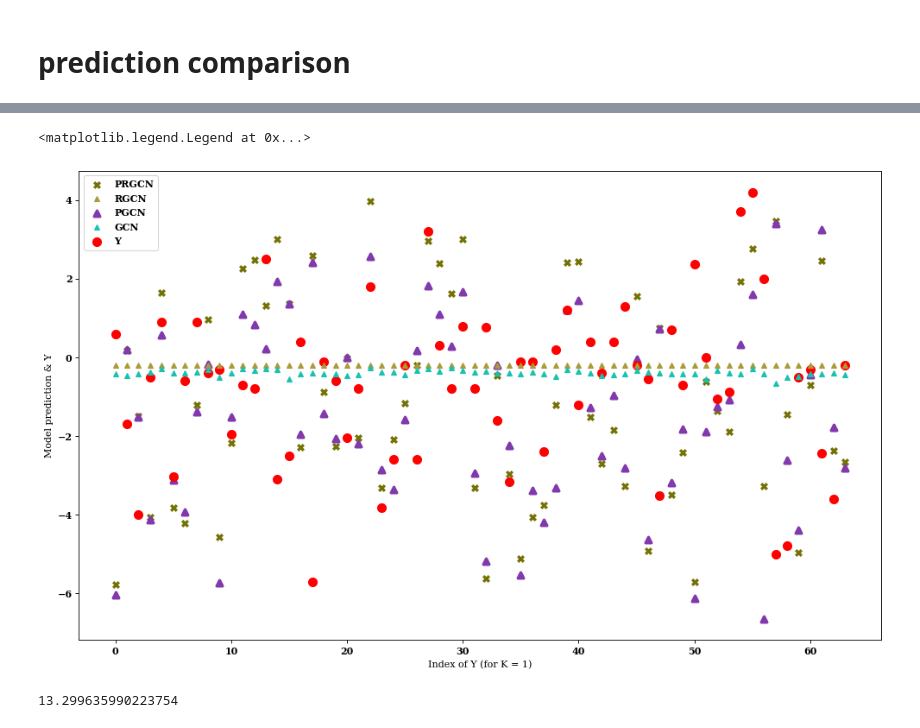
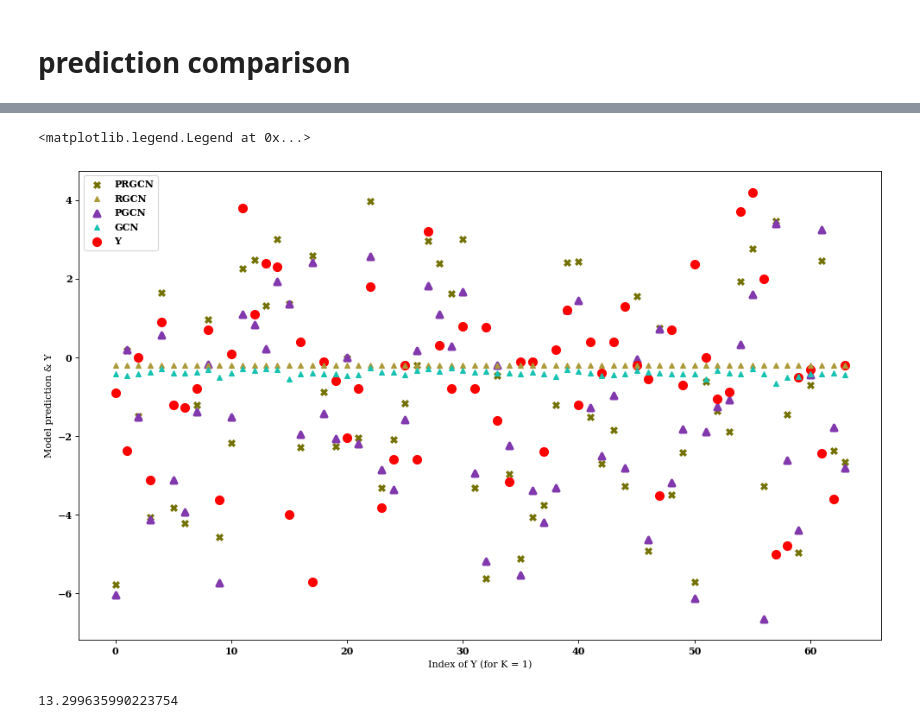
Before and after one commit to aicam/GBNN, a Jupyter notebook: Notebooks/Entropy/JCIM_result_eval.ipynb, the cells around one changed output, grey strips where cells are left out. Saved outputs shown, nothing was run; the diff lists cells and outputs as text; code cells hidden in the pictures.

```diff
--- a/Notebooks/Entropy/JCIM_result_eval.ipynb
+++ b/Notebooks/Entropy/JCIM_result_eval.ipynb
@@ -31,3 +31,8 @@ PGNN_DD_single = pickle.load(open('PGNN_DD_single.pkl', 'rb'))
 Alles_hists = pickle.load(open('Alles_hists.pkl', 'rb'))
 Alles_loss = np.array(pickle.load(open('Alles_loss.pkl', 'rb')))
 Alles_single = pickle.load(open('../Notebooks/Entropy/JCIM_result/Alles_single.pkl', 'rb'))
+PGCN_PG_pred = pickle.load(open('PGCN_PG_K5_fold_train_pred.pkl', 'rb'))
+PGCN_DD_pred = pickle.load(open('PGCN_DD_K5_fold_train_pred.pkl', 'rb'))
+PGNN_PG_pred = pickle.load(open('PGNN_PG_K5_predicts_train.pkl', 'rb'))
+PGNN_DD_pred = pickle.load(open('PGNN_DD_K5_predicts_train.pkl', 'rb'))
+y = pickle.load(open('y_folds_5.pkl', 'rb'))
@@ -161,18 +143,18 @@ y = pickle.load(open('y_folds_5.pkl', 'rb'))
 # %%
 figure(figsize=(15, 9), dpi=80)
-y_curr = np.concatenate(np.array([y[i] for i in range(K) if i != 1]), 0)
+y_curr = np.concatenate(np.array([y[i] for i in range(K) if i != 0]), 0)
 x_axis = np.arange(len(y_curr))
 plt.scatter(x_axis, PGCN_PG_pred[0], marker='x', label='PRGCN', linewidths=3, color='#757205')
 plt.plot(PGCN_DD_pred[0], '^', label='RGCN', color='#ad9a39')
 plt.scatter(x_axis, PGNN_PG_pred[0], marker='^', linewidths=3, label='PGCN', color='#8139ad')
 plt.plot(PGNN_DD_pred[0], '^', label='GCN', color='#17c2b1')
 plt.scatter(x_axis, y_curr, marker='o', label = 'Y', linewidths=4, color='red')
 plt.xlabel('Index of Y (for K = 1)')
 plt.ylabel('Model prediction & Y')
 plt.legend()
 # %% [output]
 <matplotlib.legend.Legend at 0x...>
-[figure, old version]
+[figure, new version]
 # %%
 y = np.array(pickle.load(open('y_folds_5.pkl', 'rb')))
 info = np.array(pickle.load(open('x_add_folds_5.pkl', 'rb')))
```
Also changed, not shown: parts of 13 cells of this notebook, 1 other file.
